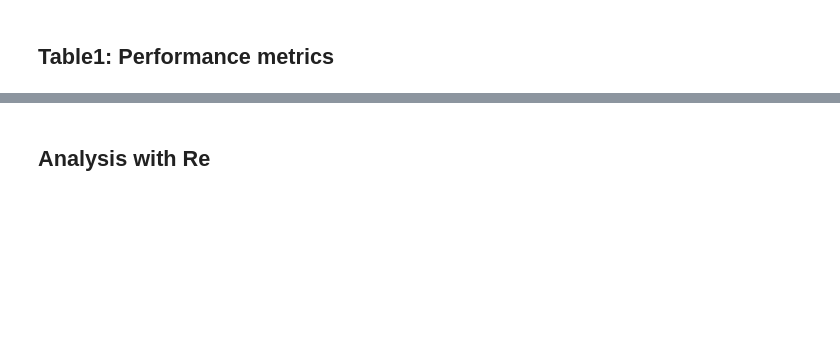
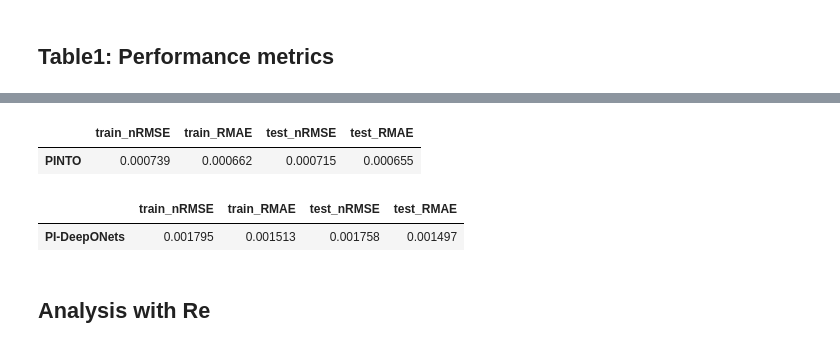
Before and after one commit to BTP-2026/PINTO, a Jupyter notebook: Kovasznay/Post_processing/Kovaznay_Post_Processing.ipynb, the cells around one changed output, grey strips where cells are left out. Cells and saved outputs as stored; diff of their text form; code cells hidden in the pictures; blank space fills up the shorter version.

```diff
--- a/Kovasznay/Post_processing/Kovaznay_Post_Processing.ipynb
+++ b/Kovasznay/Post_processing/Kovaznay_Post_Processing.ipynb
@@ -335,0 +405,39 @@ std of relative error across testing sets is:  0.0654768795307782
+# %%
+def get_metrics_TableA4(train_true_val, test_true_val,  train_pred_val, test_pred_val, index):
+
+    RMSE = np.sqrt(np.mean((np.concatenate(train_true_val, axis=0) - np.concatenate(train_pred_val, axis=0))**2))
+    nRMSE = RMSE/np.sqrt(np.mean(np.concatenate(train_pred_val, axis=0)**2))
+    MAE = np.mean(abs((np.concatenate(train_true_val, axis=0) - np.concatenate(train_pred_val, axis=0))))
+    RMAE = MAE/np.mean(abs(np.concatenate(train_true_val, axis=0)))
+
+    tsRMSE = np.sqrt(np.mean((np.concatenate(test_true_val, axis=0) - np.concatenate(test_pred_val, axis=0))**2))
+    tsnRMSE = RMSE/np.sqrt(np.mean(np.concatenate(test_pred_val, axis=0)**2))
+    tsMAE = np.mean(abs((np.concatenate(test_true_val, axis=0) - np.concatenate(test_pred_val, axis=0))))
+    tsRMAE = MAE/np.mean(abs(np.concatenate(test_true_val, axis=0)))
+
+
+    return pd.DataFrame({'train_nRMSE': [nRMSE], 'train_RMAE': [RMAE],
+                         'test_nRMSE': [tsnRMSE], 'test_RMAE': [tsRMAE]}, index=index)
+# %%
+training_nue = [1/20, 1/30, 1/50, 1/80]
+testing_nue = 1/np.random.uniform(low=10., high=100., size=[1, 20]).reshape(-1)
+
+sens_dir = '../Trained_models/KF_PINTO/seq_data.csv'
+
+_, _, tno_train_true, tno_train_pred, tno_tr_u_val, tno_tr_v_val = get_true_test_values(
+    model=PINTO_model, nue=training_nue,
+    xlim=xlim, ylim=ylim, grid_size=grid_size, seq_dir=seq_dir)
+
+_, _, tno_test_true, tno_test_pred, tno_ts_u_val, tno_ts_v_val = get_true_test_values(
+    model=PINTO_model, nue=testing_nue,
+    xlim=xlim, ylim=ylim, grid_size=grid_size,seq_dir=seq_dir)
+
+sens_dir = '../Trained_models/KF_DeepONet/seq_data.csv'
+
+_, _, pid_train_true, pid_train_pred, pid_tr_u_val, pid_tr_v_val = get_true_test_values(
+    model=pid_model, nue=training_nue,
+    xlim=xlim, ylim=ylim, grid_size=grid_size, seq_dir=seq_dir, TP=False)
+
+_, _, pid_test_true, pid_test_pred, pid_ts_u_val, pid_ts_v_val = get_true_test_values(
+    model=pid_model, nue=testing_nue,
+    xlim=xlim, ylim=ylim, grid_size=grid_size,seq_dir=seq_dir, TP=False)
@@ -336,3 +462,15 @@ std of relative error across testing sets is:  0.0654768795307782
+# %%
+get_metrics_TableA4(train_true_val=tno_train_true, test_true_val=tno_test_true, train_pred_val=tno_train_pred,
+                    test_pred_val=tno_test_pred, index=['PINTO'])
+# %% [output]
+|  | train_nRMSE | train_RMAE | test_nRMSE | test_RMAE |
+| PINTO | 0.000739 | 0.000662 | 0.000715 | 0.000655 |
+# %%
+get_metrics_TableA4(train_true_val=pid_train_true, test_true_val=pid_test_true, train_pred_val=pid_train_pred,
+                    test_pred_val=pid_test_pred, index=['PI-DeepONets'])
+# %% [output]
+|  | train_nRMSE | train_RMAE | test_nRMSE | test_RMAE |
+| PI-DeepONets | 0.001795 | 0.001513 | 0.001758 | 0.001497 |
 # %% [markdown]
 ## Analysis with Re
 # %%
```
Also changed, not shown: parts of 19 cells of this notebook, 4 other files.
